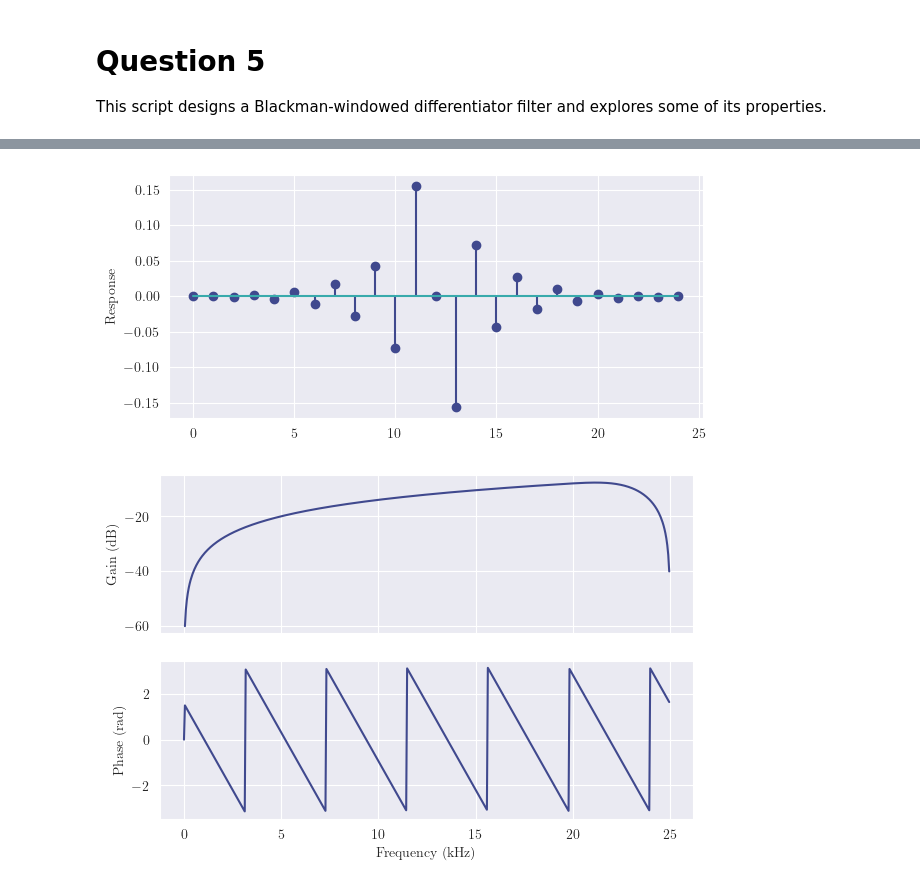
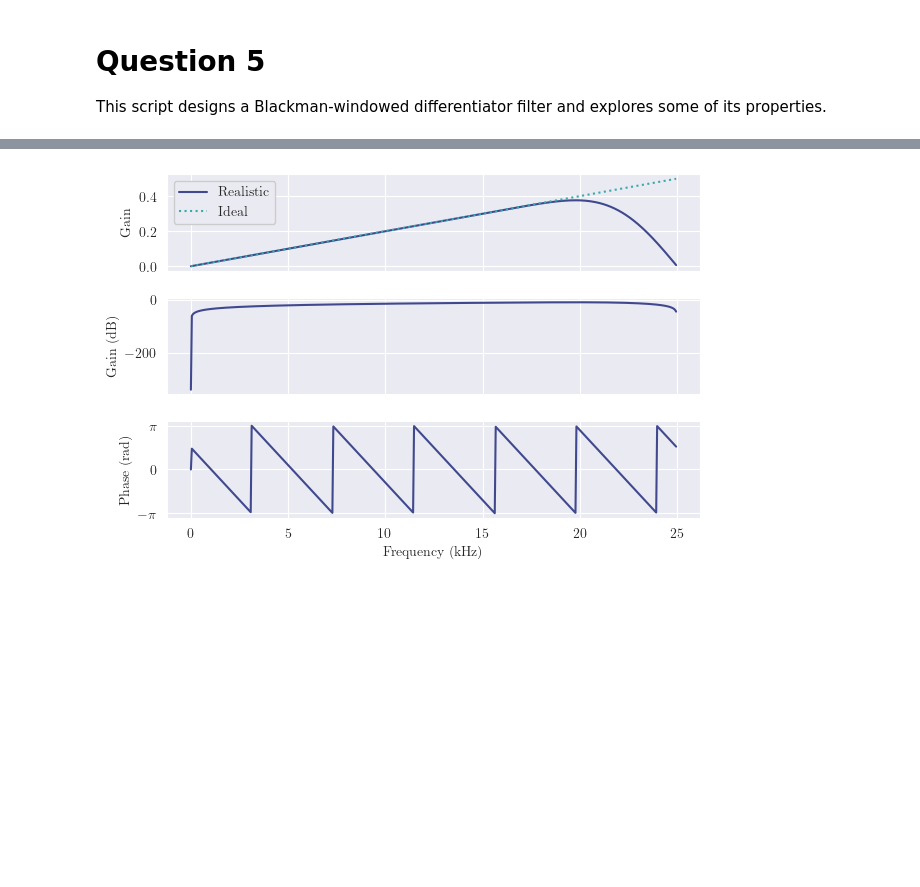
Before and after one commit to deren-teo/elec4620, a Jupyter notebook: a2/src/q5_differentiator.ipynb, the cells around one changed output, grey strips where cells are left out. Cells and saved outputs as stored; diff of their text form; code cells hidden in the pictures; blank space fills up the shorter version.

```diff
--- a/a2/src/q5_differentiator.ipynb
+++ b/a2/src/q5_differentiator.ipynb
@@ -19,40 +41,33 @@ F_BAND = [0, 20]    # operating frequency range, kHz
 # %%
-def plot_impz(coeffs, fname=None):
-    fig, ax = plt.subplots(figsize=(6, 3))
-    fig.tight_layout()
-    plt.stem(coeffs)
-    # Axis labels
-    ax.set_ylabel("Response")
-    # Save or just short
-    if fname:
-        fig.savefig(Path(A2_ROOT, "output", fname), **SAVEFIG_CONFIG)
-    plt.show()
+from scipy.fft import fft, ifft
+from scipy.signal.windows import blackman
 
 # Helper function for converting frequency response to dB scale
 dB = lambda x: 20 * np.log10(x)
 
 def plot_freqz(w, h, fname=None):
     """Plot frequency response and overlay filter requirements."""
-    fig, axs = plt.subplots(2, sharex=True, figsize=(6, 4))
+    fig, axs = plt.subplots(3, sharex=True, figsize=(6, 4))
     fig.tight_layout()
-    sns.lineplot(x=w, y=dB(np.abs(h)), ax=axs[0])
-    sns.lineplot(x=w, y=np.angle(h), ax=axs[1])
+    sns.lineplot(x=w, y=np.abs(h), ax=axs[0], label="Realistic")
+    sns.lineplot(x=w, y=0.02 * w, ax=axs[0], ls=":", label="Ideal")
+    sns.lineplot(x=w, y=dB(np.abs(h)), ax=axs[1])
+    sns.lineplot(x=w, y=np.angle(h), ax=axs[2])
     # Axis labels
-    axs[0].set_ylabel("Gain (dB)")
-    axs[1].set_xlabel("Frequency (kHz)")
-    axs[1].set_ylabel("Phase (rad)")
+    axs[0].set_ylabel("Gain")
+    axs[0].legend(framealpha=1)
+    axs[1].set_ylabel("Gain (dB)")
+    axs[2].set_xlabel("Frequency (kHz)")
+    axs[2].set_ylabel("Phase (rad)")
+    axs[2].set_yticks([-np.pi, 0, np.pi])
+    axs[2].set_yticklabels(["$-\pi$", "0", "$\pi$"])
     # Save or just show
     if fname:
         fig.savefig(Path(A2_ROOT, "output", fname), **SAVEFIG_CONFIG)
     plt.show()
+
+# Apply Blackman window
+f, H_blackman = signal.freqz(taps * blackman(N_TAPS), [1], fs=F_SAMP)
+plot_freqz(f, H_blackman, fname="q5_diff_freqz.png")
+# %% [output]
+[figure, added]
-# %%
-import scipy.signal as signal
-
-# Define differentiator filter
-taps = signal.remez(N_TAPS, F_BAND, [1], type="differentiator", fs=F_SAMP)
-plot_impz(taps)
-f, H = signal.freqz(taps, [1], fs=F_SAMP)
-plot_freqz(f, H)
-# %% [output]
-[figure, removed]
-[figure, removed]
```
Also changed, not shown: parts of 3 cells of this notebook, 8 other files.
